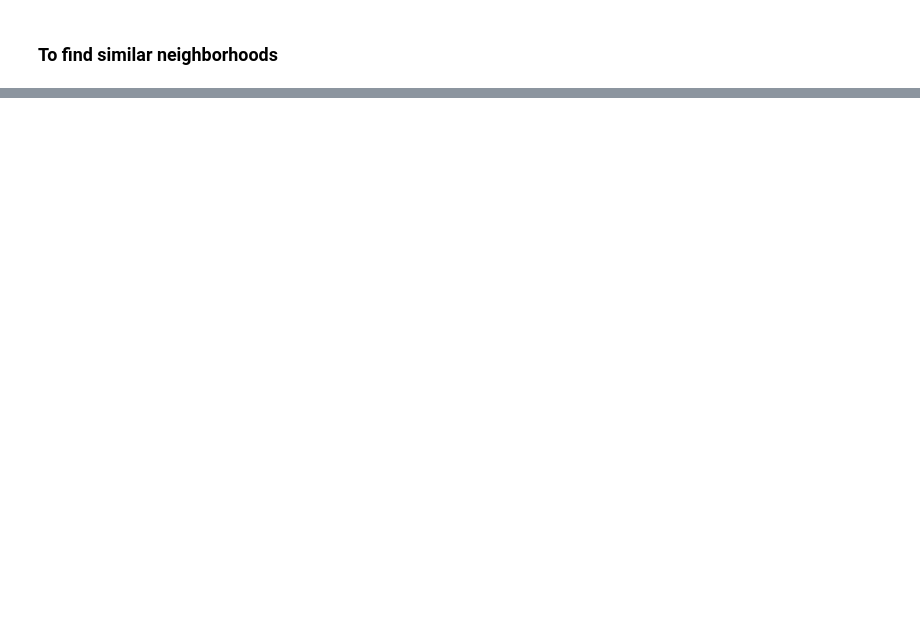
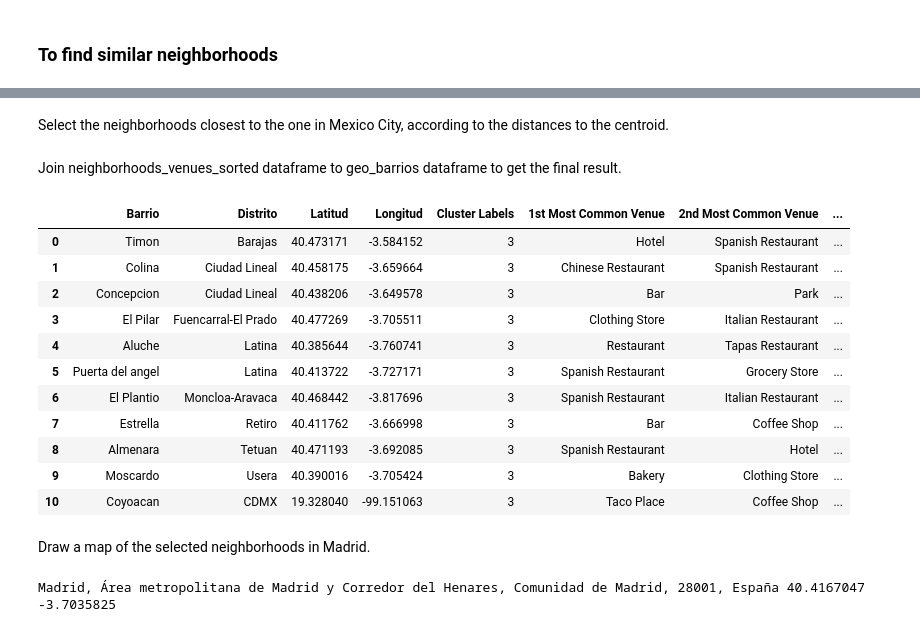
Before and after one commit to rubenadad/IBM-Data-Science, a Jupyter notebook: Capstone Final V01.ipynb, the cells around one changed output, grey strips where cells are left out. Saved outputs shown, nothing was run; the diff lists cells and outputs as text; code cells hidden in the pictures; blank space fills up the shorter version.

```diff
--- a/Capstone Final V01.ipynb
+++ b/Capstone Final V01.ipynb
@@ -32,0 +401,5 @@ I will put together data form my current neighborhood to the data from Madrid ne
+# %%
+kmeans_model = KMeans(n_clusters=best_sc_k, random_state=0).fit(madrid_grouped_clustering)
+labels = kmeans_model.labels_
+# get distance from centroids
+distance = kmeans_model.transform(madrid_grouped_clustering)
@@ -32,0 +442,7 @@ I will put together data form my current neighborhood to the data from Madrid ne
+# %%
+# add clustering labels
+neighborhoods_venues_sorted.insert(0, 'Cluster Labels', kmeans_model.labels_)
+# find index of CDMX neighborhood
+cdmx_ind = neighborhoods_venues_sorted.index[neighborhoods_venues_sorted['Neighborhood'] == cdmx_barrio].tolist()
+# find cluster of CDMX neighborhood
+cdmx_cluster = neighborhoods_venues_sorted.loc[cdmx_ind]['Cluster Labels'].values[0]
@@ -32,0 +455,54 @@ I will put together data form my current neighborhood to the data from Madrid ne
+# %%
+# create dataframe with centroids distance to CDMX cluster
+dist_df = pd.DataFrame(distance[:,cdmx_cluster], columns=['distance'])
+dist_df['cluster'] = kmeans_model.labels_
+# sort dataframe by cluster and distance
+dist_df.sort_values(by=['cluster', 'distance'], inplace=True)
+dist_df.reset_index(inplace=True)
+# keep only the rows from the CDMX cluster
+dist_df = dist_df.loc[dist_df['cluster'] == cdmx_cluster]
+# get CDMX position in sorted dataframe
+cdmx_pos = dist_df.index[dist_df['index'] == cdmx_ind].tolist()[0]
+# %% [markdown]
+Select the neighborhoods closest to the one in Mexico City, according to the distances to the centroid.
+# %%
+# get 10 closest neighborhoods from CDMX neighborhood (5 below and 5 above in the sorted dataframe)
+top10 = dist_df.loc[cdmx_pos+1:cdmx_pos+5]
+top10 = top10.append(dist_df.loc[cdmx_pos-5:cdmx_pos], ignore_index=True)
+neighborhoods_venues_sorted = neighborhoods_venues_sorted.join(top10.set_index('index'), how='inner')
+# %% [markdown]
+Join neighborhoods_venues_sorted dataframe to geo_barrios dataframe to get the final result.
+# %%
+madrid_merged = geo_barrios
+
+# merge madrid_grouped with madrid_data to add latitude/longitude for each neighborhood
+madrid_merged = madrid_merged.set_index('Barrio').join(neighborhoods_venues_sorted.set_index('Neighborhood'), how="inner")
+
+madrid_merged.reset_index(inplace=True)
+madrid_merged = madrid_merged.rename(index=str, columns={"index": "Barrio"})
+madrid_merged
+# %% [output]
+|  | Barrio | Distrito | Latitud | Longitud | Cluster Labels | 1st Most Common Venue | 2nd Most Common Venue | ... |
+| 0 | Timon | Barajas | 40.473171 | -3.584152 | 3 | Hotel | Spanish Restaurant | ... |
+| 1 | Colina | Ciudad Lineal | 40.458175 | -3.659664 | 3 | Chinese Restaurant | Spanish Restaurant | ... |
+| 2 | Concepcion | Ciudad Lineal | 40.438206 | -3.649578 | 3 | Bar | Park | ... |
+| 3 | El Pilar | Fuencarral-El Prado | 40.477269 | -3.705511 | 3 | Clothing Store | Italian Restaurant | ... |
+| 4 | Aluche | Latina | 40.385644 | -3.760741 | 3 | Restaurant | Tapas Restaurant | ... |
+| 5 | Puerta del angel | Latina | 40.413722 | -3.727171 | 3 | Spanish Restaurant | Grocery Store | ... |
+| 6 | El Plantio | Moncloa-Aravaca | 40.468442 | -3.817696 | 3 | Spanish Restaurant | Italian Restaurant | ... |
+| 7 | Estrella | Retiro | 40.411762 | -3.666998 | 3 | Bar | Coffee Shop | ... |
+| 8 | Almenara | Tetuan | 40.471193 | -3.692085 | 3 | Spanish Restaurant | Hotel | ... |
+| 9 | Moscardo | Usera | 40.390016 | -3.705424 | 3 | Bakery | Clothing Store | ... |
+| 10 | Coyoacan | CDMX | 19.328040 | -99.151063 | 3 | Taco Place | Coffee Shop | ... |
+# %% [markdown]
+Draw a map of the selected neighborhoods in Madrid.
+# %%
+address = "Madrid, España"
+
+geolocator = Nominatim(user_agent="cdmx_explorer")
+location = geolocator.geocode(address)
+latitude = location.latitude
+longitude = location.longitude
+print(location, latitude, longitude)
+# %% [output]
+Madrid, Área metropolitana de Madrid y Corredor del Henares, Comunidad de Madrid, 28001, España 40.4167047 -3.7035825
```
Also changed, not shown: parts of 37 cells of this notebook, 2 other files.
